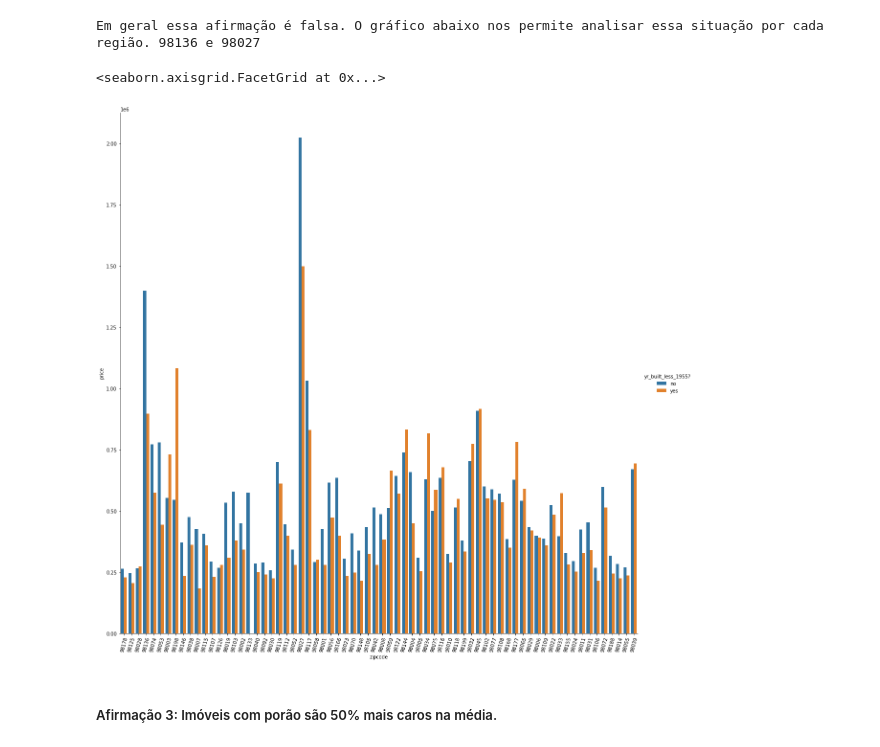
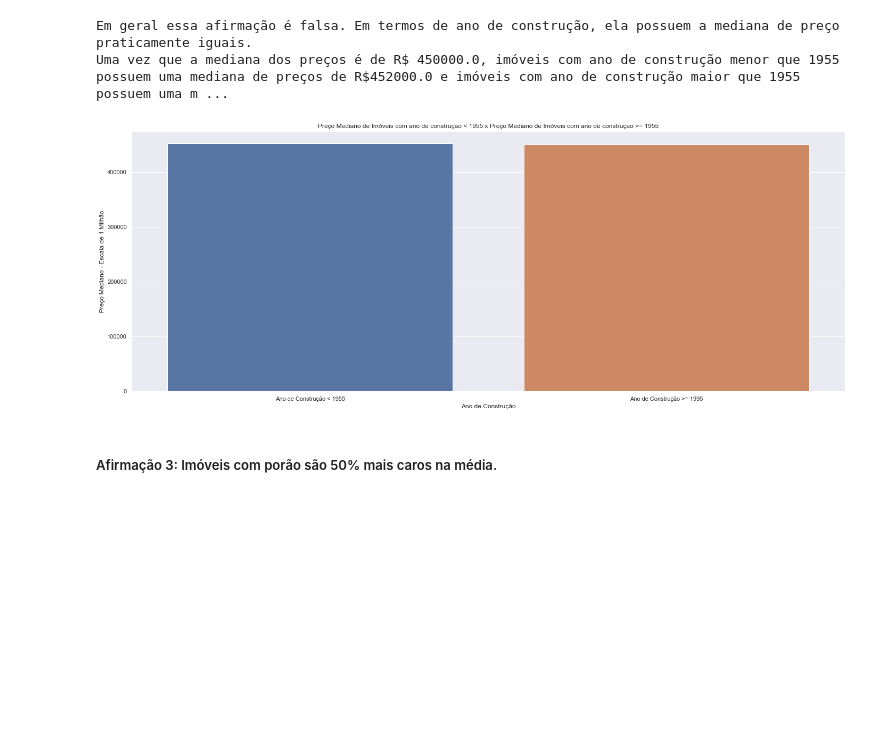
Before and after one commit to jefferson-datascience/project_insight_house_rocket, a Jupyter notebook: project_insight_house_rocket.ipynb, the cells around one changed output. Cells and saved outputs as stored; diff of their text form; code cells hidden in the pictures; blank space fills up the shorter version.

```diff
--- a/project_insight_house_rocket.ipynb
+++ b/project_insight_house_rocket.ipynb
@@ -315,0 +348,2 @@ tabela_classificacao_imoveis_compra.to_csv("imoveis_compra.csv")
+# %%
+df2 = df1.copy()
@@ -315,0 +367,2 @@ tabela_classificacao_imoveis_compra.to_csv("imoveis_compra.csv")
+# %%
+df3 = df2.copy()
@@ -315,0 +371,15 @@ tabela_classificacao_imoveis_compra.to_csv("imoveis_compra.csv")
+# %%
+# Cálculo da Média dos precos por Região
+preco_medio_regiao = df3[['price', 'zipcode']].groupby('zipcode').median().reset_index()
+
+# Armazenamento dos dados para mapeamento.
+mapemento_zipcode_price = dict(preco_medio_regiao.to_numpy())
+
+# Mapeamento e preenchimento.
+df3['median_price_zipcode'] = df3['zipcode'].map(mapemento_zipcode_price)
+
+
+# ----------------- Classificaçaõ: condition >= 3 e preço de compra menor que a mediana dos preços ----------------------
+
+# Classicação de compra e não compra de imóveis
+df3['option_buy'] = df3[['price', 'condition', 'median_price_zipcode']].apply(lambda x: 'buy' if (x['price'] < x['median_price_zipcode']) and (x['condition'] > 2) else 'no_buy', axis=1)
@@ -336,30 +554,29 @@ Essa afirmação é falsa. No gráfico abaixo podemos ver que, na verdade, imove
 # %%
-print('Em geral essa afirmação é falsa. O gráfico abaixo nos permite analisar essa situação por cada região. 98136 e 98027 ')
+# Agrupamento dos Dados
+df_hipotese2 = df3.copy()
 
-# Estratégia de Resolução
+# Reajuste dos Dados
+df_hipotese2['Year Built'] = df_hipotese2['yr_built'].apply(lambda x: 'Ano de Construção < 1955' if x < 1955 else 'Ano de Construção >= 1995')
 
-# 1.) Construir uma coluna onde será estabelecido se o imóvel é mais antigo que 1955 ou não.
-# 2.) Vamos agrupar os os preços a partir dessa coluna e, em seguida, calcular a mediana.
-# 3.) Obter um novo dataframe com essas informações e construir um gráfico para visualizar.
+# Agrupamento dos Dados
+df_hipotese2 = df_hipotese2[['price', 'Year Built']].groupby( 'Year Built').median().reset_index()
 
-dataframe_analise_hipotese_2 = data.copy()
-dataframe_analise_hipotese_2['yr_built_less_1955?'] = dataframe_analise_hipotese_2['yr_built'].apply(lambda x: 'yes' if x < 1955 else 'no')
+# Construção do Gráfico
+graphics_hipotese_2 = sns.barplot(data=df_hipotese2,
+                                  x = 'Year Built' ,
+                                  y = 'price');
 
-dataframe_graphics_hipotese_2 = dataframe_analise_hipotese_2[[ 'price', 'zipcode', 'yr_built_less_1955?' ]].groupby(['zipcode', 'yr_built_less_1955?']).median().reset_index()
+# Rótulos
+plt.xlabel('Ano de Construção')
+plt.ylabel('Preço Mediano - Escala de 1 Milhão')
+plt.title('Preço Mediano de Imóveis com ano de construção < 1955 x Preço Mediano de Imóveis com ano de construção >= 1955')
 
-
-graphics_hipotese_2 = sns.catplot(data=dataframe_graphics_hipotese_2,
-                                  x='zipcode',
-                                  y='price',
-                                  hue='yr_built_less_1955?',
-                                  kind='bar',
-                                  height=16)
-
-graphics_hipotese_2.set_xticklabels(labels=dataframe_analise_hipotese_2['zipcode'].unique().tolist(), rotation=75)
+print(f'Em geral essa afirmação é falsa. Em termos de ano de construção, ela possuem a mediana de preço praticamente iguais.')
+print(f'Uma vez que a mediana dos preços é de R$ {df3["price"].median()}, imóveis com ano de construção menor que 1955 possuem uma mediana de preços de R${df_hipotese2.loc[0]["price"]} e imóveis com ano de construção maior que 1955 possuem uma mediana de preços de R$ {df_hipotese2.loc[1]["price"]}')
 # %% [output]
-Em geral essa afirmação é falsa. O gráfico abaixo nos permite analisar essa situação por cada região. 98136 e 98027
+Em geral essa afirmação é falsa. Em termos de ano de construção, ela possuem a mediana de preço praticamente iguais.
+Uma vez que a mediana dos preços é de R$ 450000.0, imóveis com ano de construção menor que 1955 possuem uma mediana de preços de R$452000.0 e imóveis com ano de construção maior que 1955 possuem uma m ...
-<seaborn.axisgrid.FacetGrid at 0x...>
-[figure, old version]
+[figure, new version]
 # %% [markdown]
 ##### Afirmação 3: Imóveis com porão são 50% mais caros na média.
 # %%
```
Also changed, not shown: parts of 70 cells of this notebook, 6 other files.
